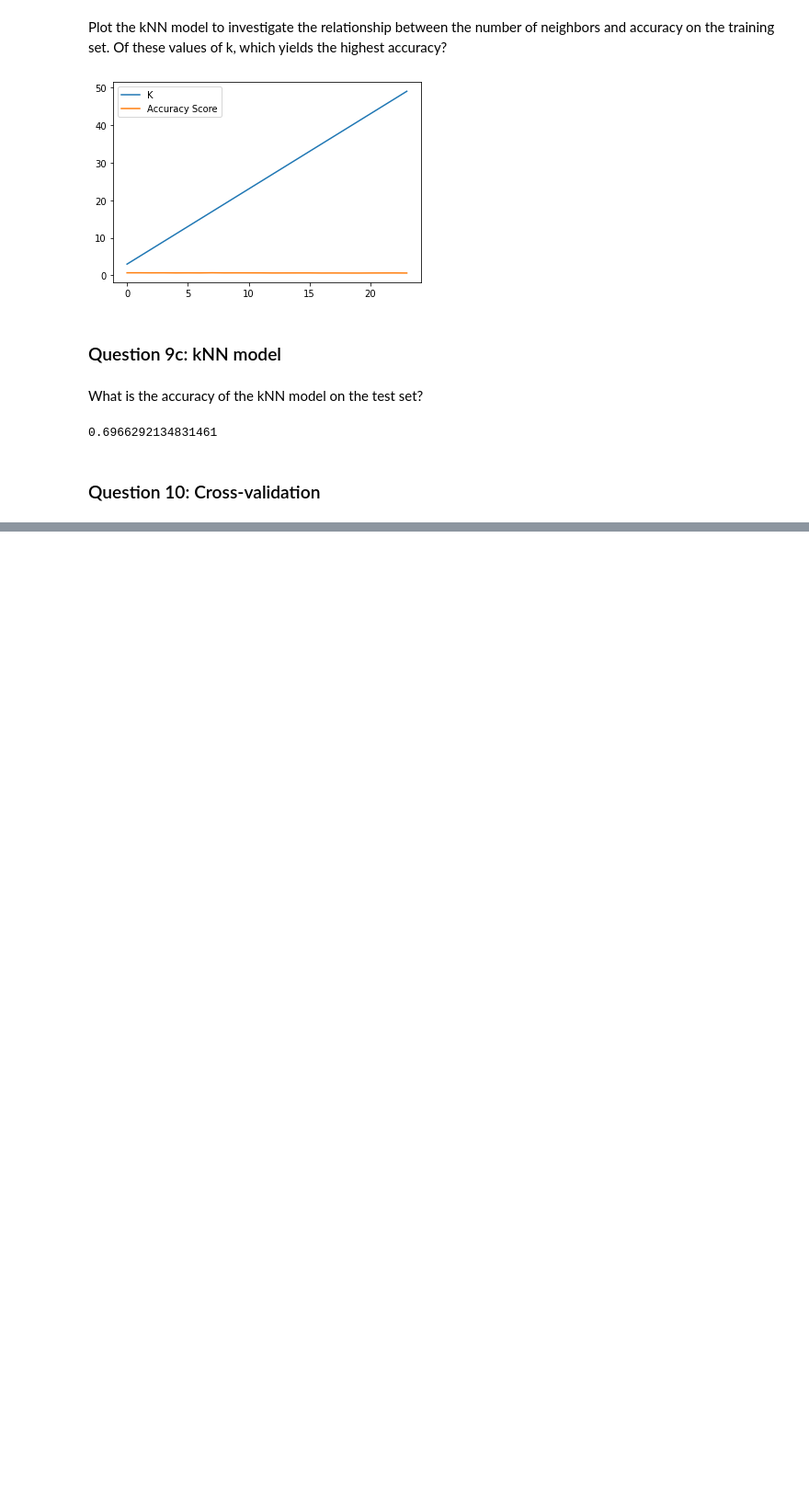
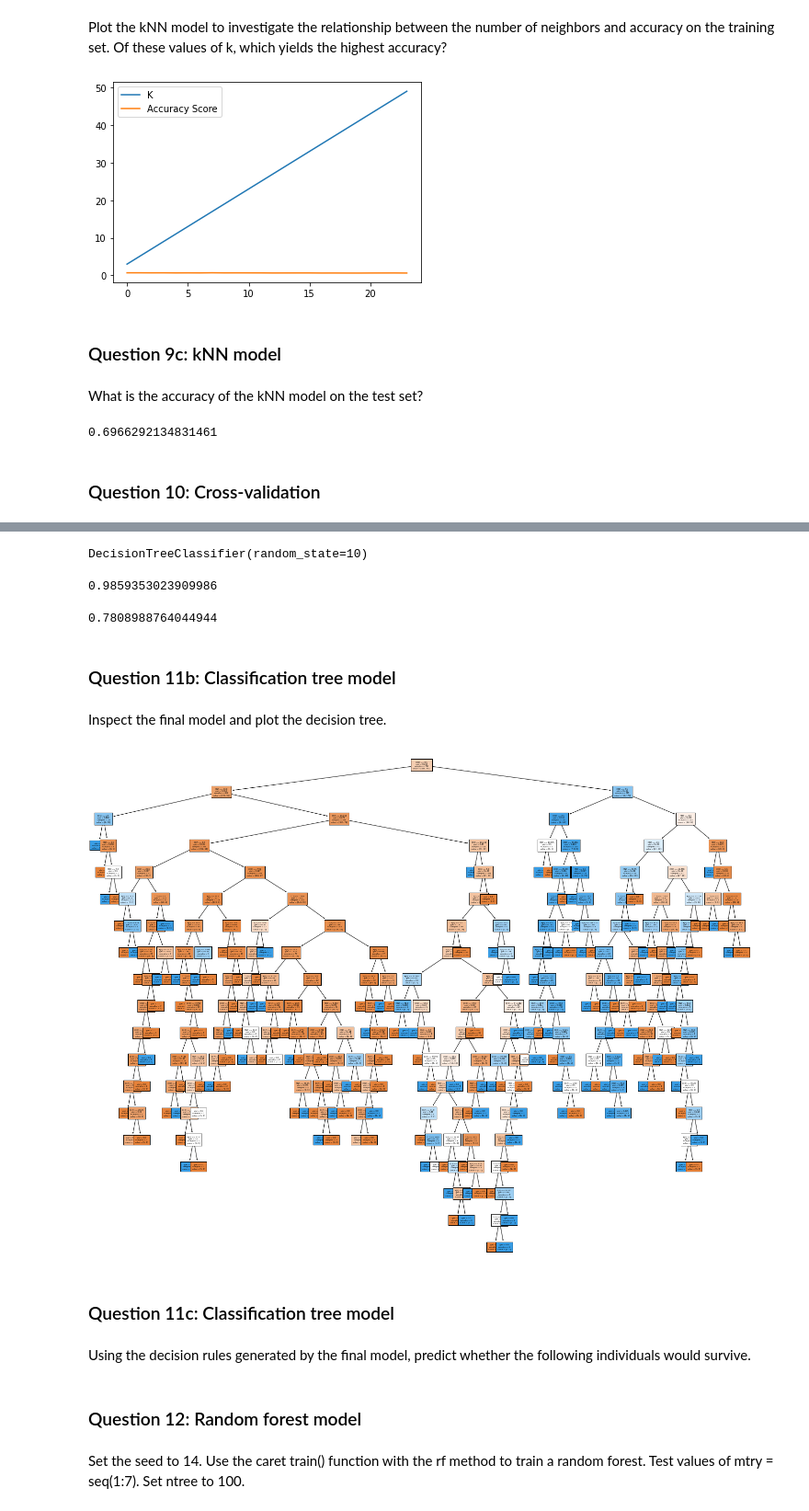
Before and after one commit to dennislamcv1/HarvardX-sDataScience, a Jupyter notebook: PH125.8x/Titanic.ipynb, the cells around one changed output, grey strips where cells are left out. Shown at 92% size. Cells and saved outputs as stored; diff of their text form; code cells hidden in the pictures; blank space fills up the shorter version.

```diff
--- a/PH125.8x/Titanic.ipynb
+++ b/PH125.8x/Titanic.ipynb
@@ -789,0 +819,13 @@ accscore
+# %%
+random.seed(8)
+
+knn_r_acc = []
+
+for i in range(3,51,2):
+
+    model = KNeighborsClassifier(n_neighbors=i)
+    model.fit(X_train,y_train)
+    y_pred = model.predict(X_test)
+    cvscore = cross_val_score(model,X,y,cv=10,verbose=1,scoring='accuracy')
+    cv = cvscore.mean()
+    knn_r_acc.append((i,cv))
@@ -789,0 +875,4 @@ accscore
+# %%
+model = KNeighborsClassifier(n_neighbors=7)
+model.fit(X_train,y_train)
+y_pred = model.predict(X_test)
@@ -789,0 +891,20 @@ accscore
+# %%
+random.seed(10)
+
+treemodel = DecisionTreeClassifier(random_state=10)
+# %%
+treemodel.fit(X_train,y_train)
+# %% [output]
+DecisionTreeClassifier(random_state=10)
+# %%
+treemodel.score(X_train,y_train)
+# %% [output]
+0.9859353023909986
+# %%
+treemodel.score(X_test,y_test)
+# %% [output]
+0.7808988764044944
+# %% [markdown]
+### Question 11b: Classification tree model
+# %% [markdown]
+Inspect the final model and plot the decision tree.
@@ -789,0 +914,14 @@ accscore
+# %%
+plt.figure(figsize=(25,20))
+plot_tree(treemodel,filled=True, fontsize=4)
+plt.show()
+# %% [output]
+[figure, added]
+# %% [markdown]
+### Question 11c: Classification tree model
+# %% [markdown]
+Using the decision rules generated by the final model, predict whether the following individuals would survive.
+# %% [markdown]
+### Question 12: Random forest model
+# %% [markdown]
+Set the seed to 14. Use the caret train() function with the rf method to train a random forest. Test values of mtry = seq(1:7). Set ntree to 100.
```
Also changed, not shown: parts of 24 cells of this notebook.
